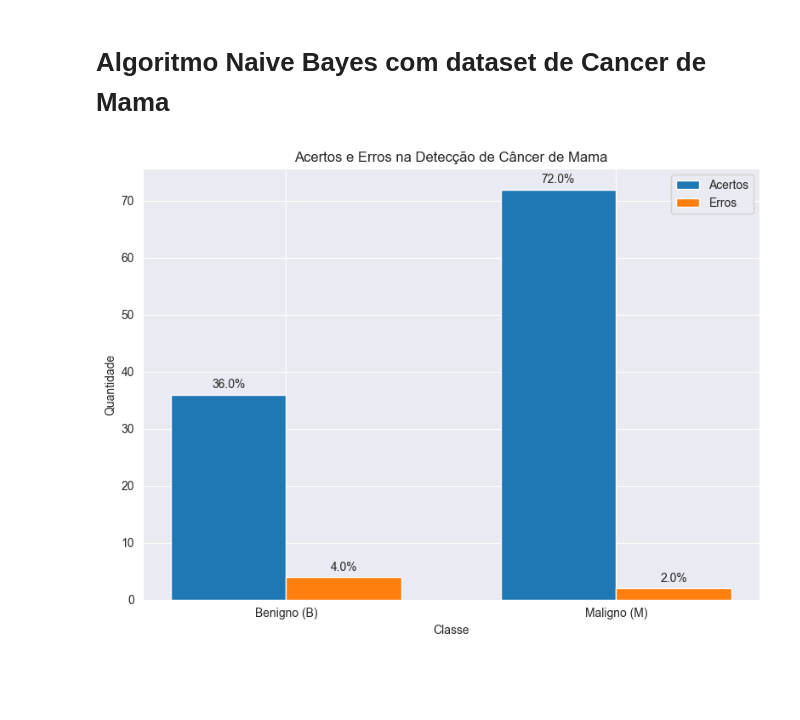
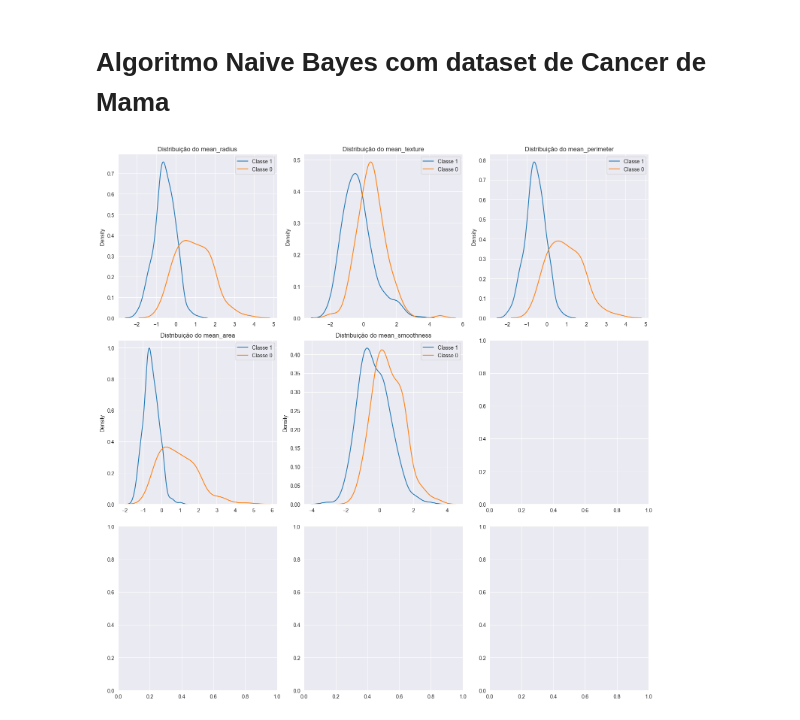
Before and after one commit to joaovictorwg/NaiveBayesIA, a Jupyter notebook: naive_bayes_bc.ipynb, the cells around one changed output. Drawn from its saved outputs; the diff is of its cells as text; code cells hidden in the pictures; blank space fills up the shorter version.

```diff
--- a/naive_bayes_bc.ipynb
+++ b/naive_bayes_bc.ipynb
@@ -33,9 +33,11 @@ data.head(10)
 # %%
 import pandas as pd
 import numpy as np
+import matplotlib.pyplot as plt
+import seaborn as sns
 from sklearn.model_selection import train_test_split
+from sklearn.preprocessing import StandardScaler
 from sklearn.metrics import confusion_matrix, f1_score
-import matplotlib.pyplot as plt
 
 # Função para calcular prior
 def calcular_prior(df, coluna_alvo):
@@ -62,75 +64,80 @@ def naive_bayes_gaussian(df, X, Y):
     Y_pred = []
     for sample in X:
         labels = sorted(list(df[Y].unique()))
         likelihood = [1] * len(labels)
         for j in range(len(labels)):
             for i in range(len(features)):
                 likelihood[j] *= calcular_likelihood_gaussiana(df, features[i], sample[i], Y, labels[j])
         post_prob = [1] * len(labels)
         for j in range(len(labels)):
             post_prob[j] = likelihood[j] * prior[j]
         Y_pred.append(np.argmax(post_prob))
     return np.array(Y_pred)
 
 # Carregar dados e pré-processamento
 data = pd.read_csv("Breast_cancer_data.csv")
 # Aqui você pode realizar qualquer pré-processamento necessário, como a discretização de atributos contínuos.
 
 # Dividir dados em treino e teste
 train, test = train_test_split(data, test_size=0.2, random_state=41)
 X_test = test.iloc[:, :-1].values
 Y_test = test.iloc[:, -1].values
 
-# Executar o modelo Naive Bayes Gaussiano
-Y_pred = naive_bayes_gaussian(train, X=X_test, Y="diagnosis")
+# Normalizar os dados
+scaler = StandardScaler()
+train_data_norm = scaler.fit_transform(train.iloc[:, :-1])
+test_data_norm = scaler.transform(X_test)
 
-# Calcular a matriz de confusão e o escore F1
-cm = confusion_matrix(Y_test, Y_pred)
-f1 = f1_score(Y_test, Y_pred)
+# Calcular as médias, variâncias e desvios padrão para cada classe
+medias = {}
+desvios = {}
+for classe in np.unique(train['diagnosis']):
+    classe_data = train_data_norm[train['diagnosis'] == classe]
+    medias[classe] = classe_data.mean(axis=0)
+    desvios[classe] = classe_data.std(axis=0)
 
-# Plotar gráfico de barras para mostrar acertos e erros
-labels = ['Benigno (B)', 'Maligno (M)']
-fig, ax = plt.subplots(figsize=(8, 6))
-bar_width = 0.35
-x = np.arange(len(labels))
+# Calcular as probabilidades a priori
+priors = calcular_prior(train, 'diagnosis')
+
+# Prever as classes para os dados de teste
+previsoes = naive_bayes_gaussian(train, X=test_data_norm, Y='diagnosis')
+
+# Visualização das distribuições de probabilidade
+fig, axs = plt.subplots(3, 3, figsize=(15, 15))
+
+atributos = train.columns[:-1]
+classes = train['diagnosis'].unique()
+
+for i, atributo in enumerate(atributos[:5]):
+    row, col = divmod(i, 3)
+    for classe in classes:
+        sns.kdeplot(train_data_norm[train['diagnosis'] == classe, i], label=f'Classe {classe}', ax=axs[row, col])
+    axs[row, col].set_title(f'Distribuição do {atributo}')
+    axs[row, col].legend()
+
+plt.tight_layout()
+plt.show()
+
+# Visualização da classificação
+plt.figure(figsize=(10, 6))
+
+# Usando duas características para visualização
+plt.scatter(test_data_norm[:, 0], test_data_norm[:, 1], c=Y_test, cmap='viridis', marker='o', label='Verdadeiro')
+plt.scatter(test_data_norm[:, 0], test_data_norm[:, 1], c=previsoes, cmap='cool', marker='x', label='Previsto')
+plt.xlabel(data.columns[0])
+plt.ylabel(data.columns[1])
+plt.title('Classificação Verdadeira vs Prevista')
+plt.legend()
+plt.show()
+
+# Calcular a matriz de confusão
+cm = confusion_matrix(Y_test, previsoes)
 
 # Contagem de acertos e erros
 acertos = np.diag(cm)
 erros = np.sum(cm, axis=1) - acertos
 
-# Plotagem das barras
-rects1 = ax.bar(x - bar_width/2, acertos, bar_width, label='Acertos')
-rects2 = ax.bar(x + bar_width/2, erros, bar_width, label='Erros')
-
-# Adicionar rótulos, títulos e legenda
-ax.set_xlabel('Classe')
-ax.set_ylabel('Quantidade')
-ax.set_title('Acertos e Erros na Detecção de Câncer de Mama')
-ax.set_xticks(x)
-ax.set_xticklabels(labels)
-ax.legend()
-
-# Adicionar textos com porcentagens
-def autolabel(rects):
-    for rect in rects:
-        height = rect.get_height()
-        ax.annotate(f'{height:.1f}%',
-                    xy=(rect.get_x() + rect.get_width() / 2, height),
-                    xytext=(0, 3),  # 3 points vertical offset
-                    textcoords="offset points",
-                    ha='center', va='bottom')
-
-autolabel(rects1)
-autolabel(rects2)
-
-# Exibir gráfico
-fig.tight_layout()
-plt.show()
-
-# Exibir matriz de confusão e escore F1
-print("Matriz de Confusão:")
-print(cm)
-print()
-print(f"Escore F1: {f1}")
+# Labels das classes
+labels = ['Benigno', 'Maligno']
 # %% [output]
-[figure, old version]
+[figure, new version]
```
Also changed, not shown: parts of 3 cells of this notebook, 1 other file.
